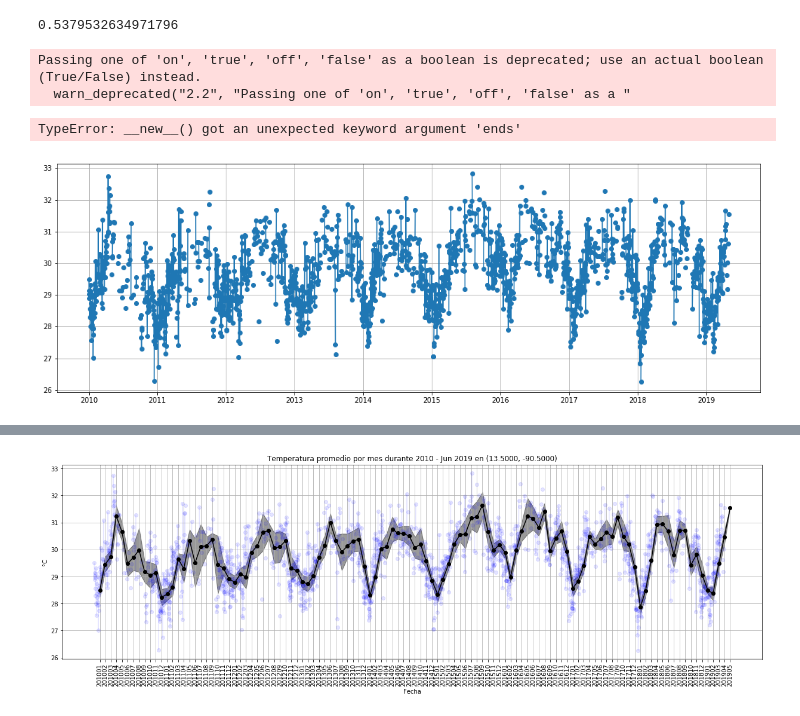
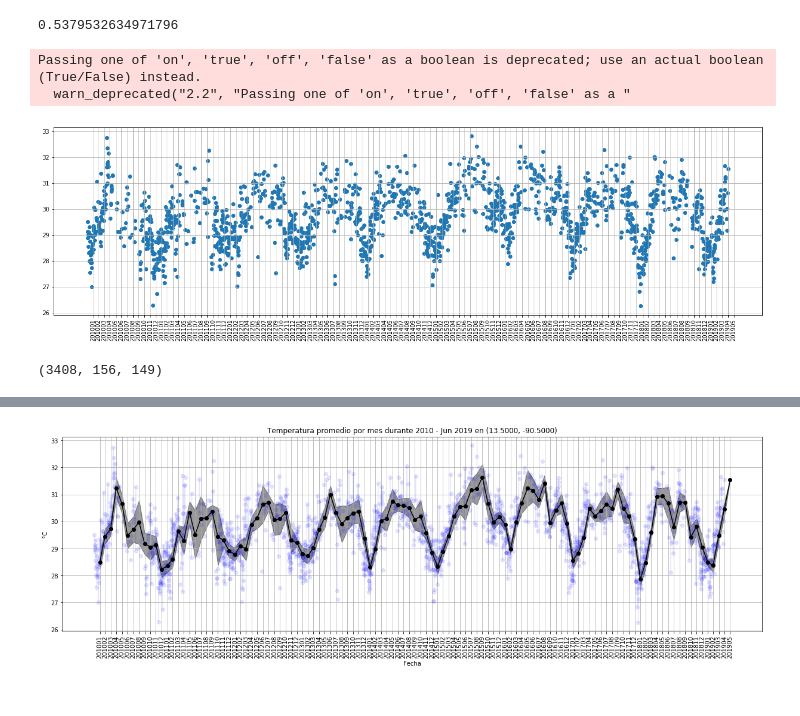
Before and after one commit to Guitlle/Marea-Roja-en-Guatemala, a Jupyter notebook: explorar-datos/Datos Historicos - explorar.ipynb, the cells around one changed output, grey strips where cells are left out. Saved outputs shown, nothing was run; the diff lists cells and outputs as text; code cells hidden in the pictures.

```diff
--- a/explorar-datos/Datos Historicos - explorar.ipynb
+++ b/explorar-datos/Datos Historicos - explorar.ipynb
@@ -63,15 +63,14 @@ np.sum(np.isnan(concat.sel(lat = lat, lon=lon, method="nearest")).values) / (365
 0.5379532634971796
 # %%
 # Tomando un punto al azar en la costa sur, graficando
-mlp.rcParams["figure.figsize"] = (18, 6)
-plt.plot(concat.date.values, concat.sel(lat = lat, lon=lon, method="nearest").values, marker="o")
+mlp.rcParams["figure.figsize"] = (22, 6)
+plt.scatter(concat.date.values, concat.sel(lat = lat, lon=lon, method="nearest").values, marker="o")
 #[plt.axvline(x, c="red") for x in np.cumsum([0,31,28,31,30,31,30,31,31,30,31,30,31]) ]
 plt.grid("on")
-index = pd.DatetimeIndex(start="2010-01-01", ends="2019-06-01", freq="1M")
+index = pd.DatetimeIndex(start="2010-01-01", end="2019-06-01", freq="1M")
 plt.xticks(index, index.map(lambda x: x.year *100 + x.month), rotation=90)
 None
 # %% [output]
 Passing one of 'on', 'true', 'off', 'false' as a boolean is deprecated; use an actual boolean (True/False) instead.
   warn_deprecated("2.2", "Passing one of 'on', 'true', 'off', 'false' as a "
-TypeError: __new__() got an unexpected keyword argument 'ends'
-[figure, old version]
+[figure, new version]
@@ -77,0 +79,4 @@ TypeError: __new__() got an unexpected keyword argument 'ends'
+# %%
+concat.shape
+# %% [output]
+(3408, 156, 149)
```
Also changed, not shown: parts of 5 cells of this notebook.
